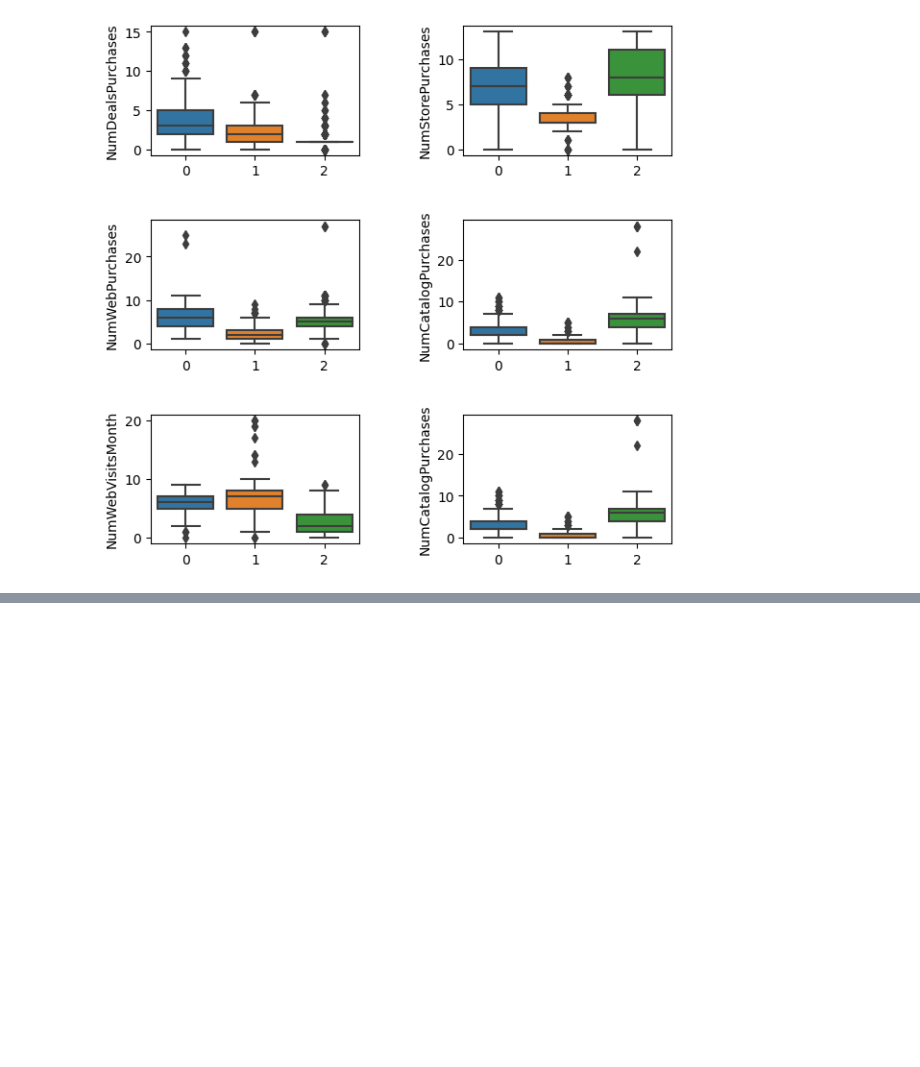
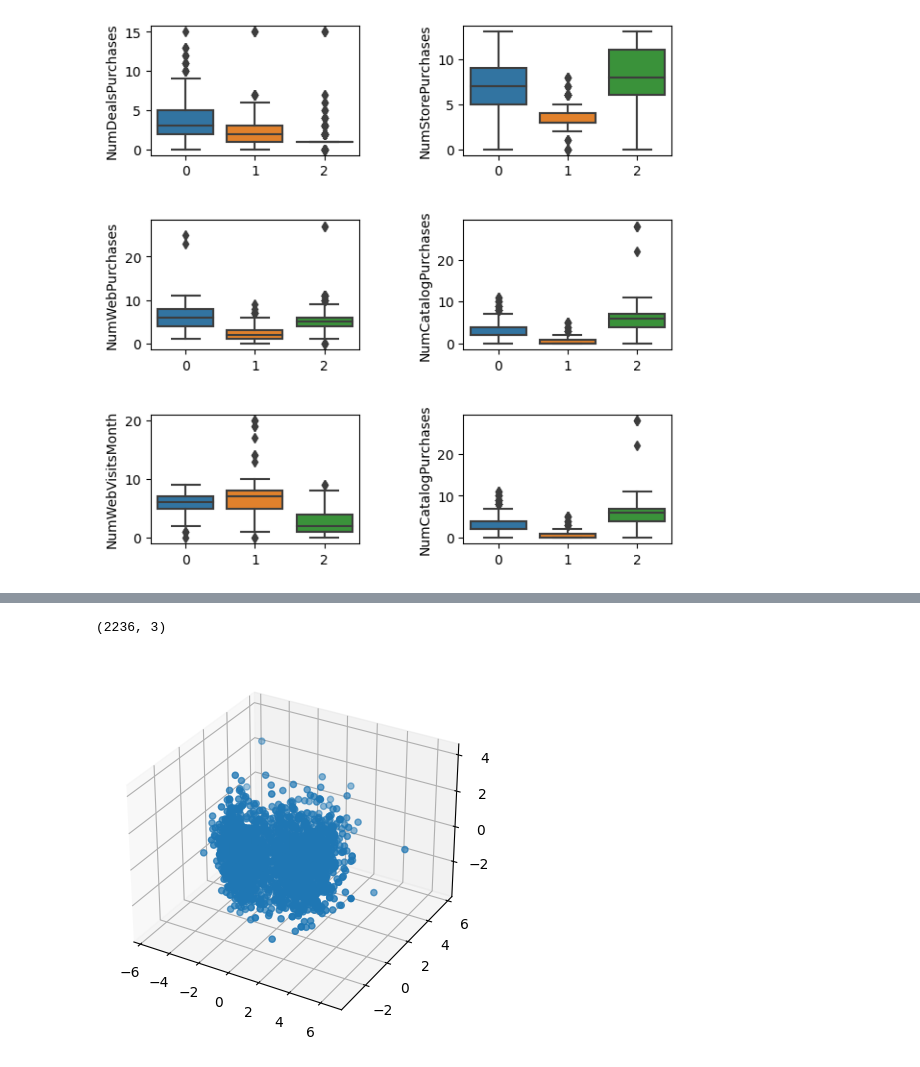
Before and after one commit to dikshaaswal/Kaggle, a Jupyter notebook: customer-personality-analysis.ipynb, the cells around one changed output, grey strips where cells are left out. Drawn from its saved outputs; the diff is of its cells as text; code cells hidden in the pictures; blank space fills up the shorter version.

```diff
--- a/customer-personality-analysis.ipynb
+++ b/customer-personality-analysis.ipynb
@@ -284,0 +318,16 @@ plt.subplots_adjust(hspace=0.5)
+# %%
+pca = PCA(n_components = 3)
+pca_data = pca.fit_transform(scaler)
+# %%
+pca_data.shape
+# %% [output]
+(2236, 3)
+# %%
+pca_data = pd.DataFrame(pca_data, columns = ['PCA1','PCA2','PCA3'])
+# %%
+fig = plt.figure()
+ax = fig.add_subplot(111, projection = '3d')
+ax.scatter(pca_data['PCA1'],pca_data['PCA2'],pca_data['PCA3'])
+plt.show()
+# %% [output]
+[figure, added]
```
Also changed, not shown: parts of 18 cells of this notebook.
